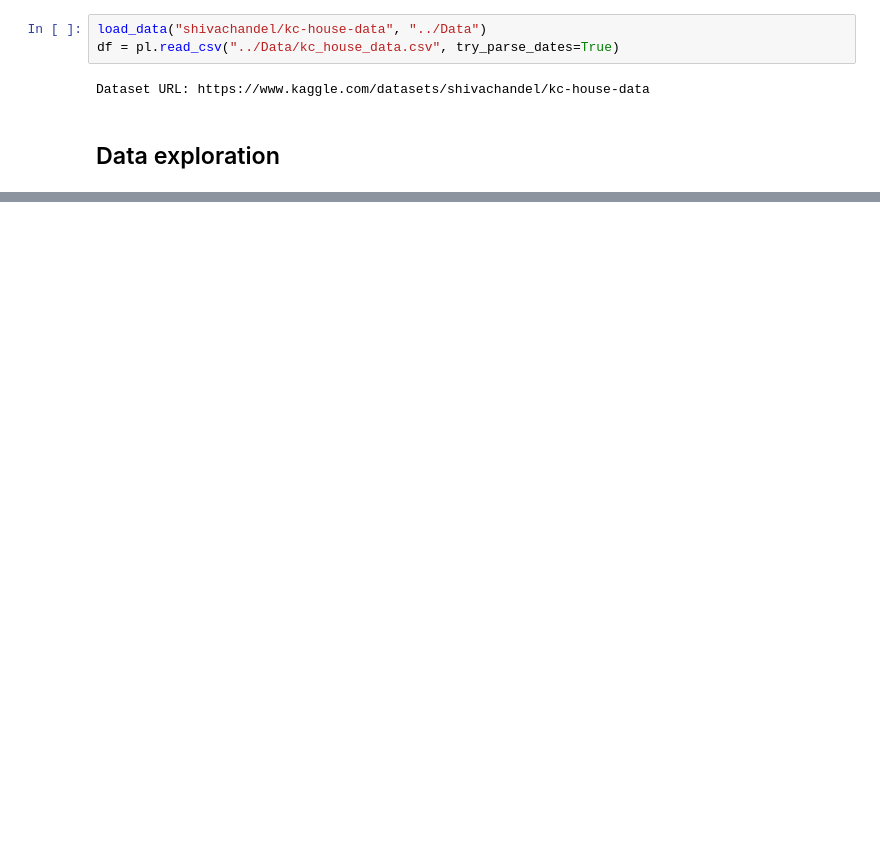
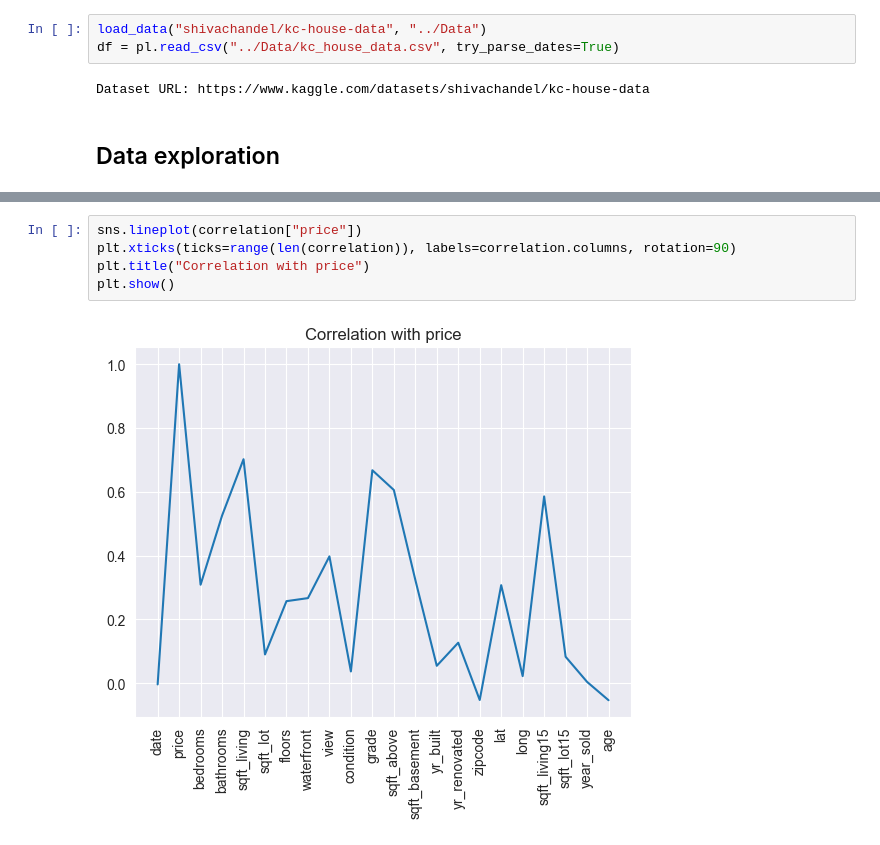
Before and after one commit to yasuomaidana/Data-Analysis, a Jupyter notebook: regression-analysis/polynomial-regression/Multiple Linear Regression.ipynb, the cells around one changed output, grey strips where cells are left out. Drawn from its saved outputs; the diff is of its cells as text; blank space fills up the shorter version.

```diff
--- a/regression-analysis/polynomial-regression/Multiple Linear Regression.ipynb
+++ b/regression-analysis/polynomial-regression/Multiple Linear Regression.ipynb
@@ -74,0 +106,7 @@ shape: (9, 21)
+# %%
+sns.lineplot(correlation["price"])
+plt.xticks(ticks=range(len(correlation)), labels=correlation.columns, rotation=90)
+plt.title("Correlation with price")
+plt.show()
+# %% [output]
+[figure, added]
```
Also changed, not shown: parts of 26 cells of this notebook.
